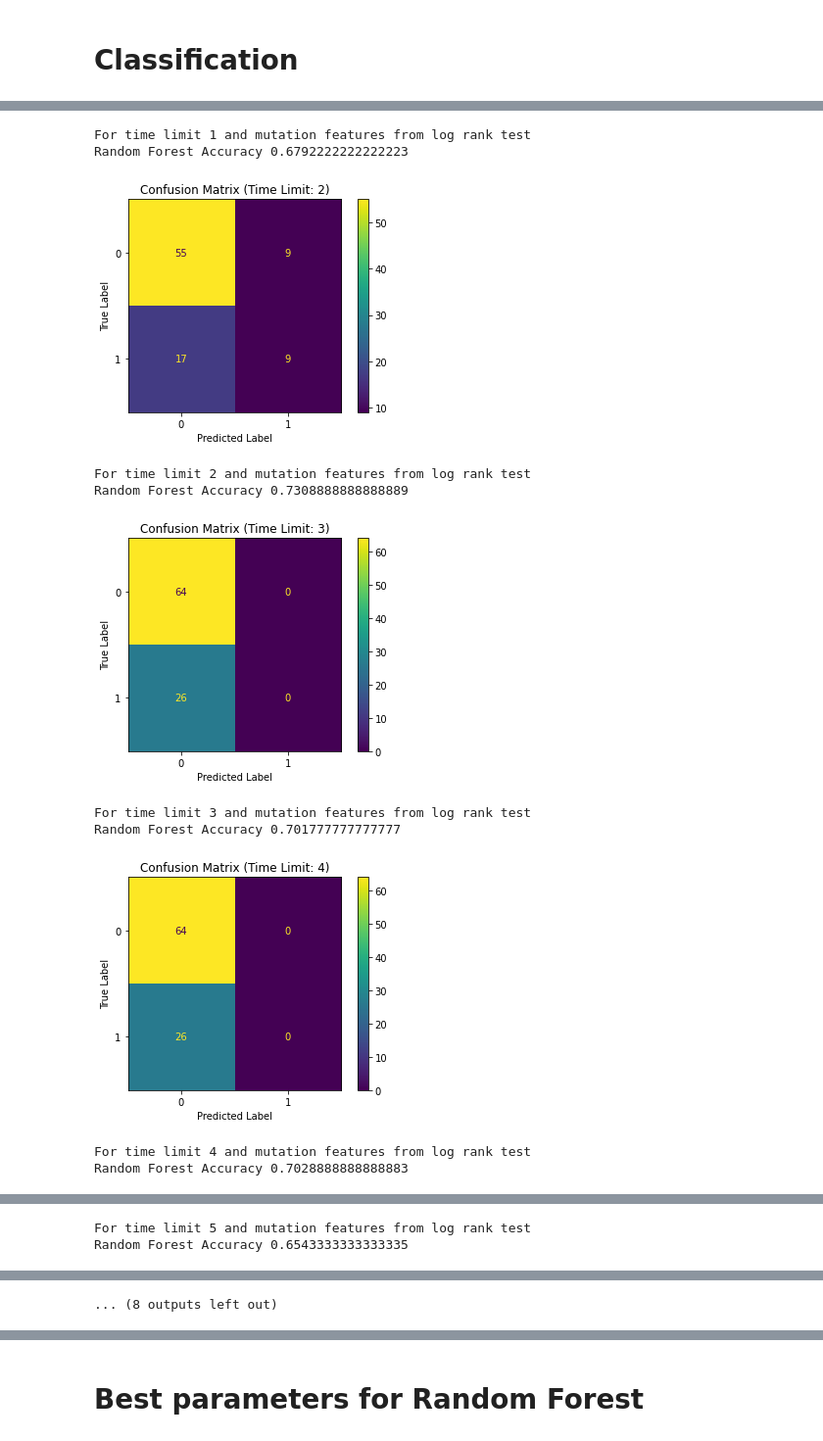
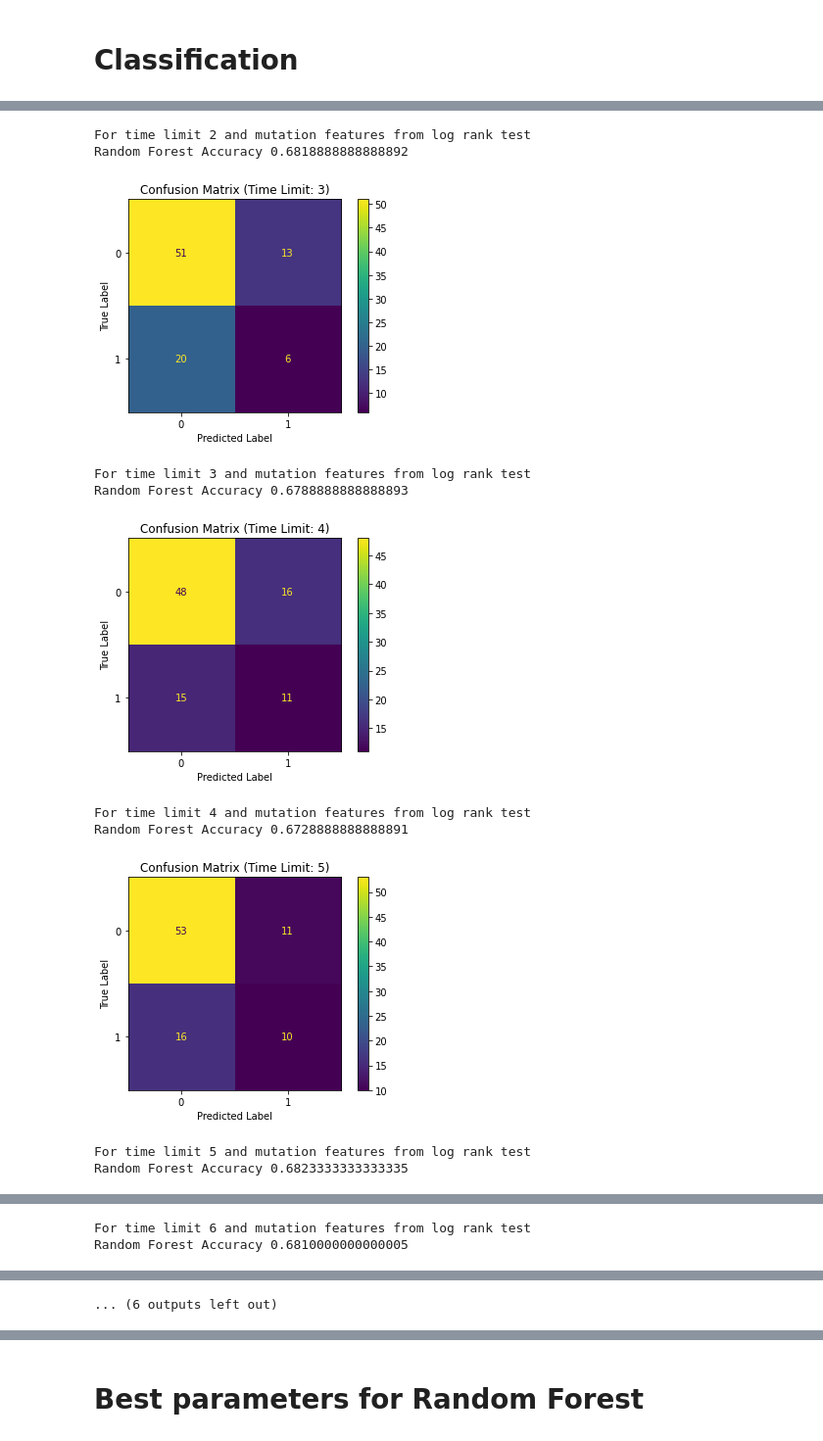
Before and after one commit to Enable72/ECE204_final_project, a Jupyter notebook: project5_mutation_logrank.ipynb, the cells around one changed output, grey strips where cells are left out. Shown: that part at 98% size. Drawn from its saved outputs; the diff is of its cells as text; code cells hidden in the pictures.

```diff
--- a/project5_mutation_logrank.ipynb
+++ b/project5_mutation_logrank.ipynb
@@ -39,9 +40,11 @@ full_data
 # %% [markdown]
 # Log-rank test
 # %%
-def quantile_gene(df, x):
-    q1 = df[x].quantile(0.1)
-    q3 = df[x].quantile(0.9)
-    df[x + 'binary'] = df[x].apply(lambda x: 0 if x <= q1 else 1 if x >= q3 else np.nan)
+def ten_mutations(df, x):
+    data = df.copy()
+    q1 = data[x].quantile(0.25)
+    q3 = data[x].quantile(0.75)
+    data[ x + 'binary'] = data[x].apply(lambda x: 0 if x <= q1 else 1 if x >= q3 else np.nan)
+    return data
 # %%
 def logrank(df, lis, time):
@@ -78,7 +192,8 @@ for i in time_limit:
 # %% [markdown]
 # Classification
 # %%
-#select top n mutations by z values as features columns from full_data
+# because no features when time is 1
+time_limit = range(2,11)
 # %%
 def classification_svm(df, features):
     # get features you select
@@ -106,8 +221,11 @@ acc_svm = []
 for i in time_limit:
     lis = []
     for k in range(100):
-        matrix, accuracy = classification_svm(full_data, feature_dic[i])
-        lis.append(accuracy)
+        if len(feature_dic[i]) != 0:
+            matrix, accuracy = classification_svm(full_data, feature_dic[i])
+            lis.append(accuracy)
+        else:
+            lis.append(0)
     mean_acc = sum(lis)/len(lis)
     acc_svm.append(mean_acc)
     cm_display = metrics.ConfusionMatrixDisplay(confusion_matrix = matrix, display_labels = [0, 1])
@@ -163,8 +281,11 @@ acc_logi = []
 for i in time_limit:
     lis = []
     for k in range(100):
-        matrix, accuracy = classification_logistic(full_data, feature_dic[i])
-        lis.append(accuracy)
+        if len(feature_dic[i]) != 0:
+            matrix, accuracy = classification_logistic(full_data, feature_dic[i])
+            lis.append(accuracy)
+        else:
+            lis.append(0)
     mean_acc = sum(lis)/len(lis)
     acc_logi.append(mean_acc)
     cm_display = metrics.ConfusionMatrixDisplay(confusion_matrix = matrix, display_labels = [0, 1])
@@ -221,8 +342,11 @@ acc_random = []
 for i in time_limit:
     lis = []
     for k in range(100):
-        matrix, accuracy = classification_randomforest(full_data, feature_dic[i])
-        lis.append(accuracy)
+        if len(feature_dic[i]) != 0:
+            matrix, accuracy = classification_randomforest(full_data, feature_dic[i])
+            lis.append(accuracy)
+        else:
+            lis.append(0)
     mean_acc = sum(lis)/len(lis)
     acc_random.append(mean_acc)
     cm_display = metrics.ConfusionMatrixDisplay(confusion_matrix = matrix, display_labels = [0, 1])
@@ -238,11 +362,11 @@ for i in time_limit:
-For time limit 1 and mutation features from log rank test
-Random Forest Accuracy 0.6792222222222223
+For time limit 2 and mutation features from log rank test
+Random Forest Accuracy 0.6818888888888892
-[figure, old version]
+[figure, new version]
-For time limit 2 and mutation features from log rank test
-Random Forest Accuracy 0.7308888888888889
+For time limit 3 and mutation features from log rank test
+Random Forest Accuracy 0.6788888888888893
-[figure, old version]
+[figure, new version]
-For time limit 3 and mutation features from log rank test
-Random Forest Accuracy 0.701777777777777
+For time limit 4 and mutation features from log rank test
+Random Forest Accuracy 0.6728888888888891
-[figure, old version]
+[figure, new version]
-For time limit 4 and mutation features from log rank test
-Random Forest Accuracy 0.7028888888888883
+For time limit 5 and mutation features from log rank test
+Random Forest Accuracy 0.6823333333333335
@@ -250,2 +374,2 @@ Random Forest Accuracy 0.7028888888888883
-For time limit 5 and mutation features from log rank test
-Random Forest Accuracy 0.6543333333333335
+For time limit 6 and mutation features from log rank test
+Random Forest Accuracy 0.6810000000000005
@@ -255,4 +379,4 @@ Random Forest Accuracy 0.661666666666667
-... (8 outputs left out)
+... (6 outputs left out)
 # %%
 plt.plot(time_limit, acc_svm, label='SVM')  # Default color and line style
 plt.plot(time_limit, acc_logi, 'r--', label='Logistic')  # Red dashed line
```
Also changed, not shown: parts of 13 cells of this notebook.
